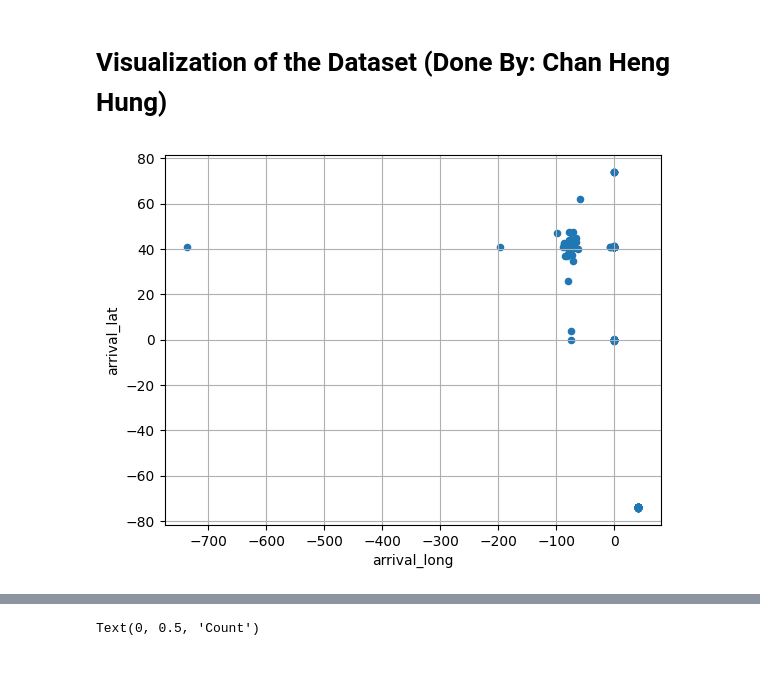
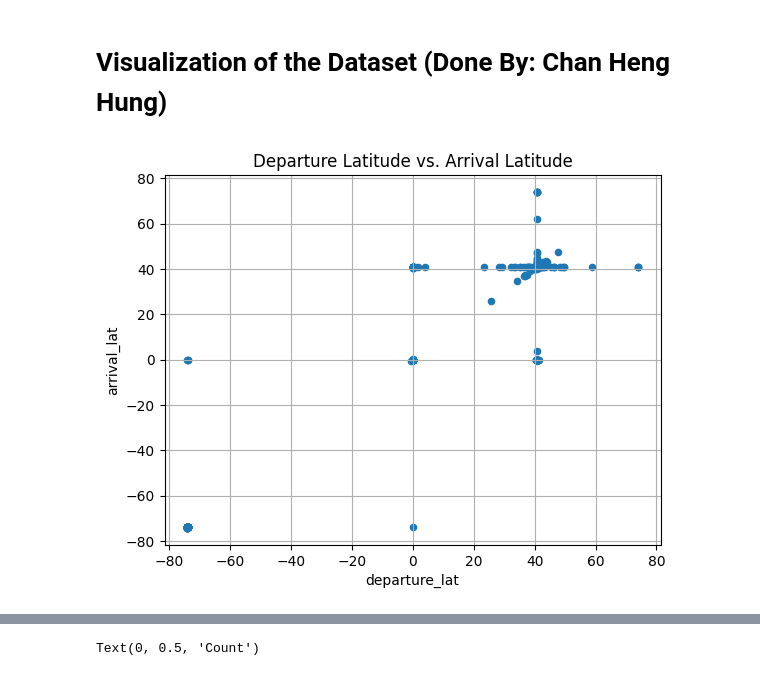
Before and after one commit to EricChan12311/DMA, a Jupyter notebook: DataMining.ipynb, the cells around one changed output, grey strips where cells are left out. Saved outputs shown, nothing was run; the diff lists cells and outputs as text; code cells hidden in the pictures.

```diff
--- a/DataMining.ipynb
+++ b/DataMining.ipynb
@@ -79,7 +79,8 @@ Length of test_set: 209715
 # %% [markdown]
 # Visualization of the Dataset (Done By: Chan Heng Hung)
 # %%
-train_set.plot(kind="scatter", x="arrival_long", y="arrival_lat", grid=True)
+train_set.plot(kind="scatter", x="departure_lat", y="arrival_lat", grid=True)
+plt.title('Departure Latitude vs. Arrival Latitude')
 plt.show()
 # %% [output]
-[figure, old version]
+[figure, new version]
```
Also changed, not shown: parts of 6 cells of this notebook.
